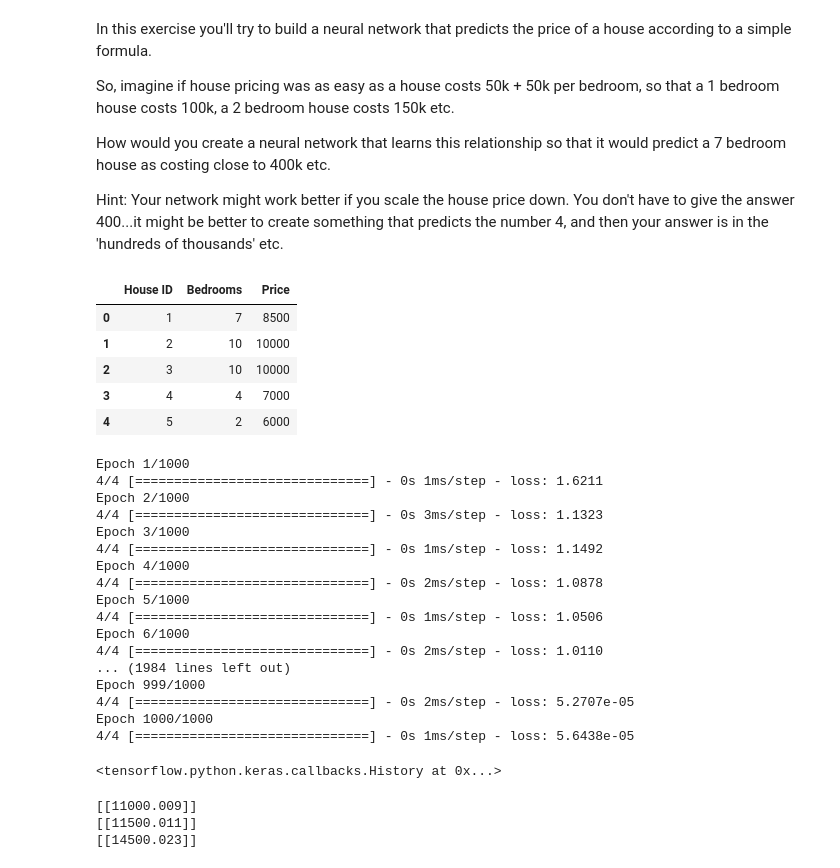
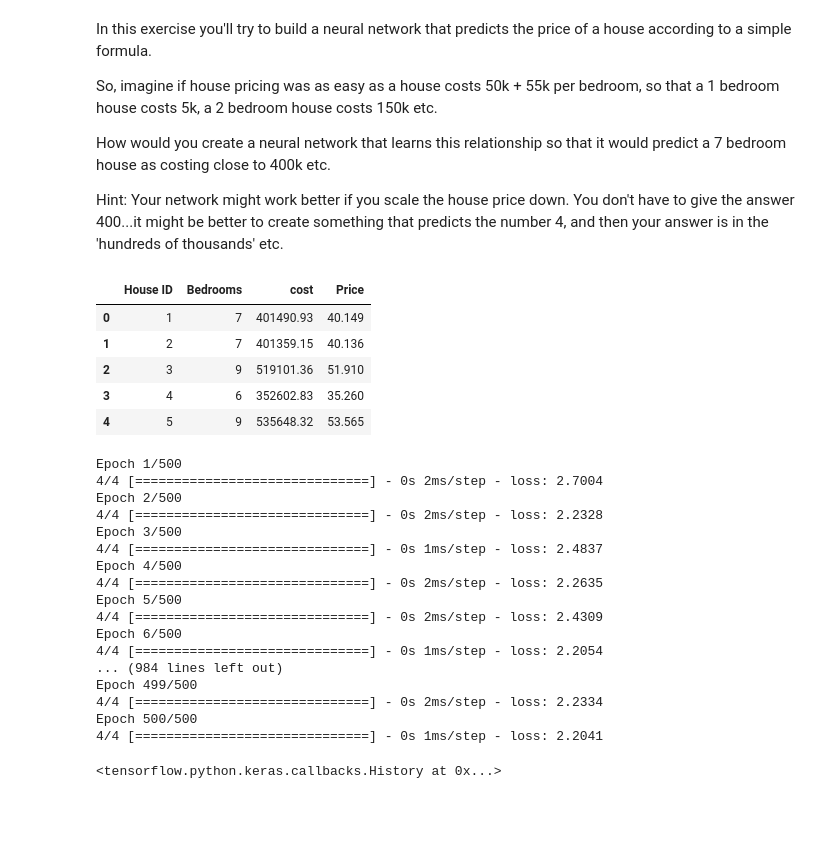
Before and after one commit to Tosindare/Machine-Learning-Projects, a Jupyter notebook: Tensorflow_House_Prices_Question.ipynb, the cells around one changed output. Drawn from its saved outputs; the diff is of its cells as text; code cells hidden in the pictures; blank space fills up the shorter version.

```diff
--- a/Tensorflow_House_Prices_Question.ipynb
+++ b/Tensorflow_House_Prices_Question.ipynb
@@ -1,7 +1,7 @@
 # %% [markdown]
 In this exercise you'll try to build a neural network that predicts the price of a house according to a simple formula.
 
-So, imagine if house pricing was as easy as a house costs 50k + 50k per bedroom, so that a 1 bedroom house costs 100k, a 2 bedroom house costs 150k etc.
+So, imagine if house pricing was as easy as a house costs 50k + 55k per bedroom, so that a 1 bedroom house costs 5k, a 2 bedroom house costs 150k etc.
 
 How would you create a neural network that learns this relationship so that it would predict a 7 bedroom house as costing close to 400k etc.
 
@@ -19,14 +21,15 @@ from tensorflow import keras
 # print(model.predict([7.0]))
 # %%
 house_price = pd.read_csv("HousePrices.csv")
+house_price["Price"]/=10000
 house_price.head()
 # %% [output]
-|  | House ID | Bedrooms | Price |
-| 0 | 1 | 7 | 8500 |
-| 1 | 2 | 10 | 10000 |
-| 2 | 3 | 10 | 10000 |
-| 3 | 4 | 4 | 7000 |
-| 4 | 5 | 2 | 6000 |
+|  | House ID | Bedrooms | cost | Price |
+| 0 | 1 | 7 | 401490.93 | 40.149 |
+| 1 | 2 | 7 | 401359.15 | 40.136 |
+| 2 | 3 | 9 | 519101.36 | 51.910 |
+| 3 | 4 | 6 | 352602.83 | 35.260 |
+| 4 | 5 | 9 | 535648.32 | 53.565 |
 # %%
 model = tf.keras.Sequential([keras.layers.Dense(units=1, input_shape=[1])])
 # %%
@@ -35,32 +38,23 @@ model.compile(optimizer='sgd', loss='mean_squared_error')
 bedroom = house_price['Bedrooms']
 price = house_price['Price']
 # %%
-model.fit(bedroom, price, epochs=1000)
+model.fit(bedroom, price, epochs=500)
 # %% [output]
-Epoch 1/1000
-4/4 [==============================] - 0s 1ms/step - loss: 1.6211
-Epoch 2/1000
-4/4 [==============================] - 0s 3ms/step - loss: 1.1323
-Epoch 3/1000
-4/4 [==============================] - 0s 1ms/step - loss: 1.1492
-Epoch 4/1000
-4/4 [==============================] - 0s 2ms/step - loss: 1.0878
-Epoch 5/1000
-4/4 [==============================] - 0s 1ms/step - loss: 1.0506
-Epoch 6/1000
-4/4 [==============================] - 0s 2ms/step - loss: 1.0110
-... (1984 lines left out)
-Epoch 999/1000
-4/4 [==============================] - 0s 2ms/step - loss: 5.2707e-05
-Epoch 1000/1000
-4/4 [==============================] - 0s 1ms/step - loss: 5.6438e-05
+Epoch 1/500
+4/4 [==============================] - 0s 2ms/step - loss: 2.7004
+Epoch 2/500
+4/4 [==============================] - 0s 2ms/step - loss: 2.2328
+Epoch 3/500
+4/4 [==============================] - 0s 1ms/step - loss: 2.4837
+Epoch 4/500
+4/4 [==============================] - 0s 2ms/step - loss: 2.2635
+Epoch 5/500
+4/4 [==============================] - 0s 2ms/step - loss: 2.4309
+Epoch 6/500
+4/4 [==============================] - 0s 1ms/step - loss: 2.2054
+... (984 lines left out)
+Epoch 499/500
+4/4 [==============================] - 0s 2ms/step - loss: 2.2334
+Epoch 500/500
+4/4 [==============================] - 0s 1ms/step - loss: 2.2041
 <tensorflow.python.keras.callbacks.History at 0x...>
-# %%
-#Predict house price for houses with 12, 13, 19 bedrooms based on our model
-print(model.predict([12.0]))
-print(model.predict([13.0]))
-print(model.predict([19.0]))
-# %% [output]
-[[11000.009]]
-[[11500.011]]
-[[14500.023]]
```
Also changed, not shown: parts of 2 cells of this notebook.
